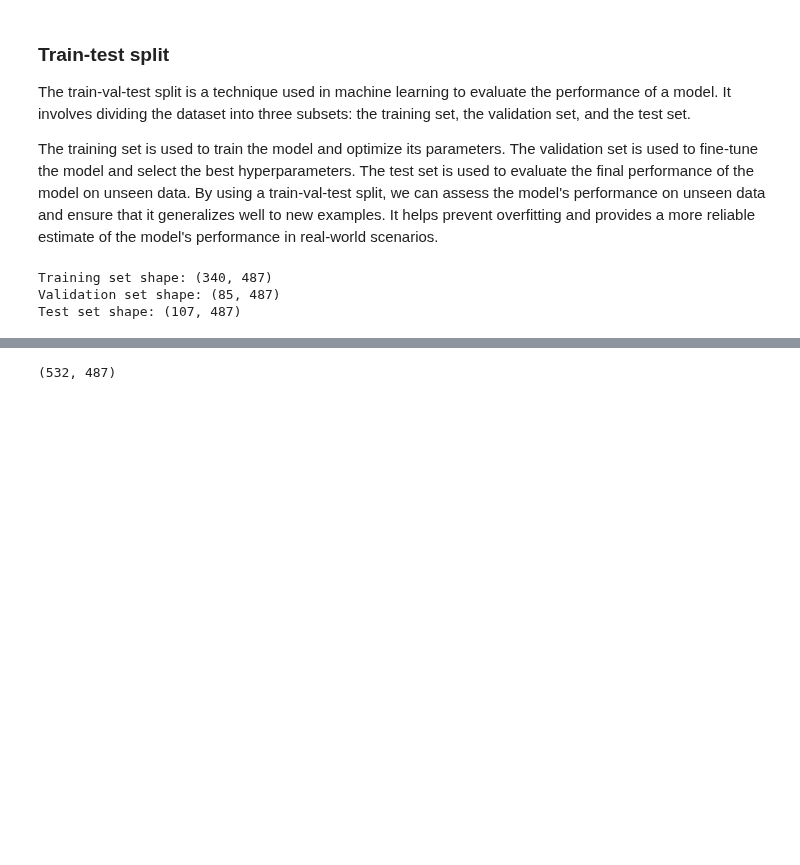
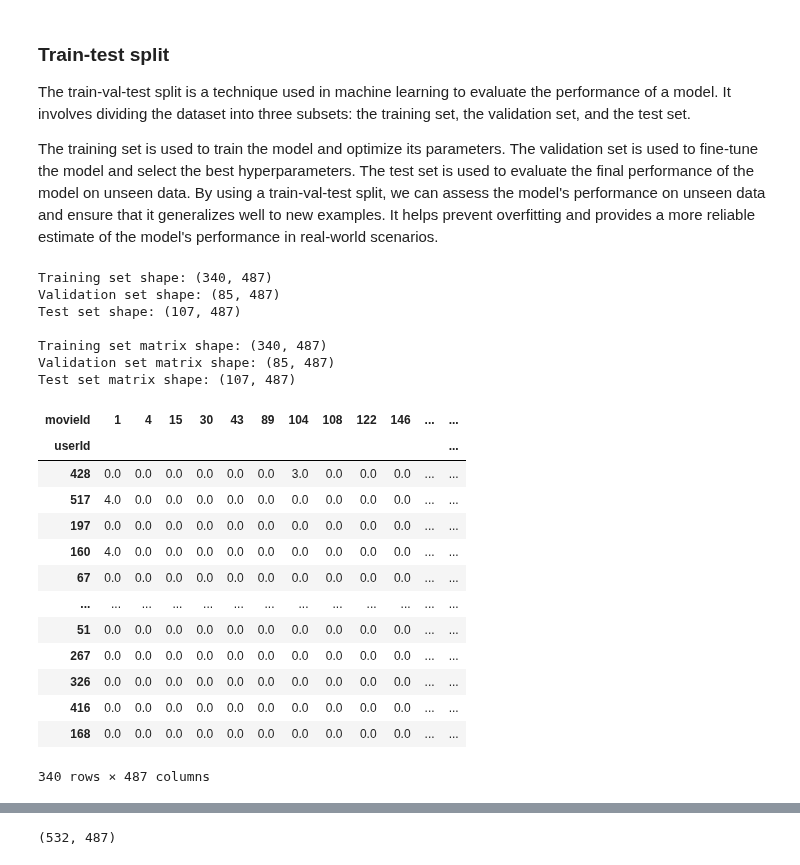
Before and after one commit to StijnHarder/SDfM---Jaume-and-Stijn, a Jupyter notebook: Movielens - Item-based models.ipynb, the cells around one changed output, grey strips where cells are left out. Drawn from its saved outputs; the diff is of its cells as text; code cells hidden in the pictures; blank space fills up the shorter version.

```diff
--- a/Movielens - Item-based models.ipynb
+++ b/Movielens - Item-based models.ipynb
@@ -132,7 +134,7 @@ By using a train-val-test split, we can assess the model's performance on unseen
 # %%
 from sklearn.model_selection import train_test_split
 # Split the data into training and test sets
-train_val, test = train_test_split(user_item_array, test_size=0.2, random_state=42)
+train_val, test = train_test_split(item_user_array, test_size=0.2, random_state=42)
 
 # Split the training set into training and validation sets
 train, val = train_test_split(train_val, test_size=0.2, random_state=42)
@@ -141,7 +143,43 @@ train, val = train_test_split(train_val, test_size=0.2, random_state=42)
 print("Training set shape:", train.shape)
 print("Validation set shape:", val.shape)
 print("Test set shape:", test.shape)
+
+# We are also going to do the split for the matrix df
+# Split the user-item matrix into training and test sets
+train_val_matrix, test_matrix = train_test_split(item_user_matrix, test_size=0.2, random_state=42)
+
+# Split the training set matrix into training and validation sets
+train_matrix, val_matrix = train_test_split(train_val_matrix, test_size=0.2, random_state=42)
+
+# We print a ' ' to give some space inbetween lines
+print(' ')
+
+# Print the shapes of the matrix datasets
+print("Training set matrix shape:", train_matrix.shape)
+print("Validation set matrix shape:", val_matrix.shape)
+print("Test set matrix shape:", test_matrix.shape)
 # %% [output]
 Training set shape: (340, 487)
 Validation set shape: (85, 487)
 Test set shape: (107, 487)
+
+Training set matrix shape: (340, 487)
+Validation set matrix shape: (85, 487)
+Test set matrix shape: (107, 487)
+# %%
+train_matrix
+# %% [output]
+| movieId | 1 | 4 | 15 | 30 | 43 | 89 | 104 | 108 | 122 | 146 | ... | ... |
+| userId |  |  |  |  |  |  |  |  |  |  |  | ... |
+| 428 | 0.0 | 0.0 | 0.0 | 0.0 | 0.0 | 0.0 | 3.0 | 0.0 | 0.0 | 0.0 | ... | ... |
+| 517 | 4.0 | 0.0 | 0.0 | 0.0 | 0.0 | 0.0 | 0.0 | 0.0 | 0.0 | 0.0 | ... | ... |
+| 197 | 0.0 | 0.0 | 0.0 | 0.0 | 0.0 | 0.0 | 0.0 | 0.0 | 0.0 | 0.0 | ... | ... |
+| 160 | 4.0 | 0.0 | 0.0 | 0.0 | 0.0 | 0.0 | 0.0 | 0.0 | 0.0 | 0.0 | ... | ... |
+| 67 | 0.0 | 0.0 | 0.0 | 0.0 | 0.0 | 0.0 | 0.0 | 0.0 | 0.0 | 0.0 | ... | ... |
+| ... | ... | ... | ... | ... | ... | ... | ... | ... | ... | ... | ... | ... |
+| 51 | 0.0 | 0.0 | 0.0 | 0.0 | 0.0 | 0.0 | 0.0 | 0.0 | 0.0 | 0.0 | ... | ... |
+| 267 | 0.0 | 0.0 | 0.0 | 0.0 | 0.0 | 0.0 | 0.0 | 0.0 | 0.0 | 0.0 | ... | ... |
+| 326 | 0.0 | 0.0 | 0.0 | 0.0 | 0.0 | 0.0 | 0.0 | 0.0 | 0.0 | 0.0 | ... | ... |
+| 416 | 0.0 | 0.0 | 0.0 | 0.0 | 0.0 | 0.0 | 0.0 | 0.0 | 0.0 | 0.0 | ... | ... |
+| 168 | 0.0 | 0.0 | 0.0 | 0.0 | 0.0 | 0.0 | 0.0 | 0.0 | 0.0 | 0.0 | ... | ... |
+340 rows × 487 columns
```
Also changed, not shown: parts of 54 cells of this notebook, 1 other file.
